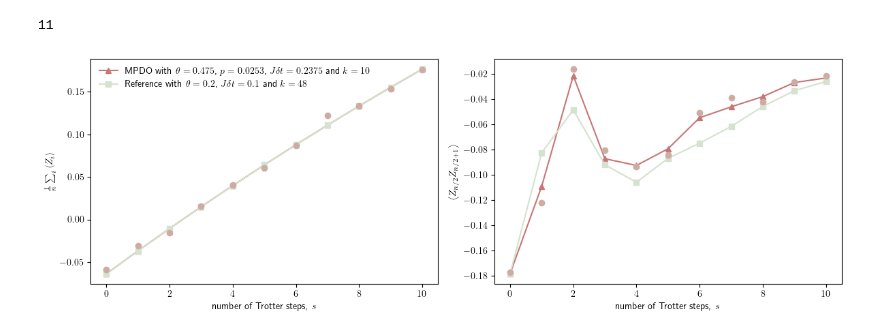
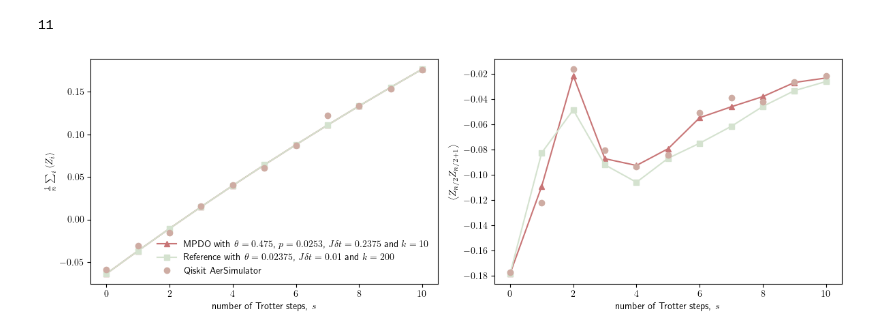
Before and after one commit to bentirher/dmpf_dissipation, a Jupyter notebook: standard_adc/validation_circuit_and_mpdo_simulation.ipynb, the cells around one changed output. Saved outputs shown, nothing was run; the diff lists cells and outputs as text; code cells hidden in the pictures.

Commit message:
corrected parameters in reference legend

```diff
--- a/standard_adc/validation_circuit_and_mpdo_simulation.ipynb
+++ b/standard_adc/validation_circuit_and_mpdo_simulation.ipynb
@@ -69,33 +69,35 @@ fig, axes = plt.subplots(
     1, 2,
     figsize=(12, 4)
 )
 
 colors = ["#c87576", "#d4e2cf", "#ceaca3"]
-legends = ["MPDO with $\\theta = 0.475$, $p=0.0253$, $J\\delta t = 0.2375$ and $k=10$", "Reference with $\\theta = 0.2$, $J\\delta t = 0.1$ and $k=48$"]
+legends = ["MPDO with $\\theta = 0.475$, $p=0.0253$, $J\\delta t = 0.2375$ and $k=10$", "Reference with $\\theta = 0.02375$, $J\\delta t = 0.01$ and $k=200$"]
 labels = ["trot", "ref"]
 markers = ["^", "s", "o"]
 for (idx, l) in enumerate(labels):
     mean_mag = df[f"mz_{l}"]
     corr = df[f"zz_nn_{l}"]
     axes[0].plot(steps, mean_mag, color = colors[idx], marker = markers[idx], linestyle = "solid", label = legends[idx])
     axes[1].plot(steps, corr, color = colors[idx], marker = markers[idx], linestyle = "solid", label = legends[idx])
 
 idx_mz = meta[0]['observables'].index('mz')
 idx_zz_nn = meta[0]['observables'].index('zz_nn')
 
 for (idx, res) in enumerate(results):
     axes[0].plot(steps[idx], res.data.evs[idx_mz], color = colors[2], marker = markers[2], linestyle = "none")
     axes[1].plot(steps[idx], res.data.evs[idx_zz_nn], color = colors[2], marker = markers[2], linestyle = "none")
 
+axes[0].plot(np.nan, np.nan, color = colors[2], marker = markers[2], linestyle = "none", label = "Qiskit AerSimulator")
+
 axes[0].set_ylabel(r"$\frac{1}{n} \sum_i \left\langle Z_i \right\rangle$")
 axes[0].set_xlabel(r"number of Trotter steps, $s$")
 axes[0].legend(frameon = False)
 
 axes[1].set_ylabel(r"$\left\langle Z_{n/2} Z_{n/2 + 1} \right\rangle$")
 axes[1].set_xlabel(r"number of Trotter steps, $s$")
 
 plt.tight_layout()
-# plt.savefig(f'../results/validation_qiskit_mpdo.png', bbox_inches='tight', transparent = True)
+plt.savefig(f'../results/validation_qiskit_mpdo.png', bbox_inches='tight', transparent = True)
 plt.show()
 # %% [output]
-[figure, old version]
+[figure, new version]
```
Also changed, not shown: 1 other file.
